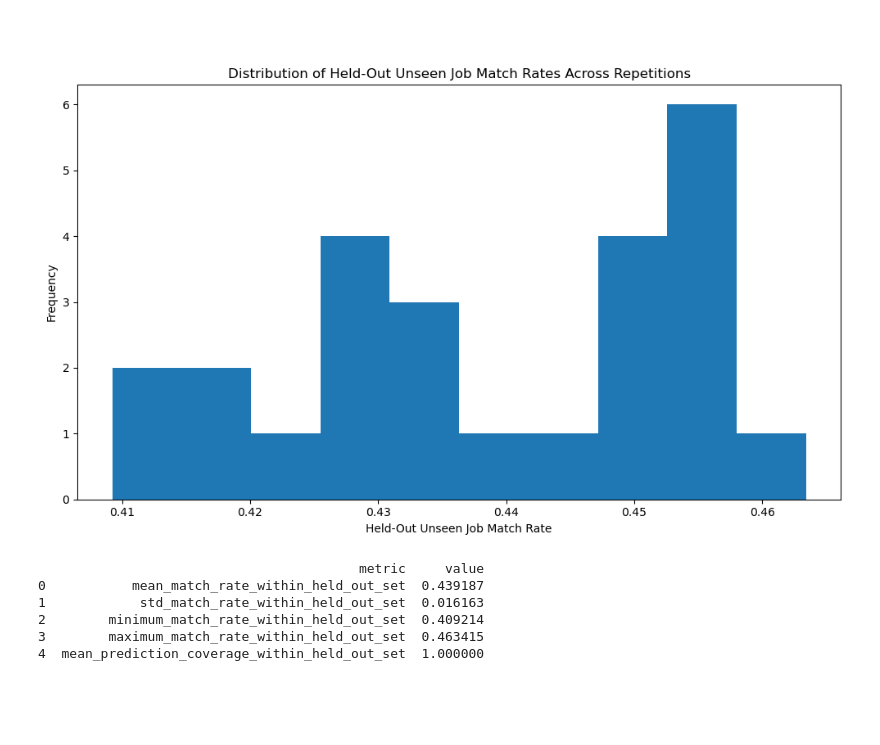
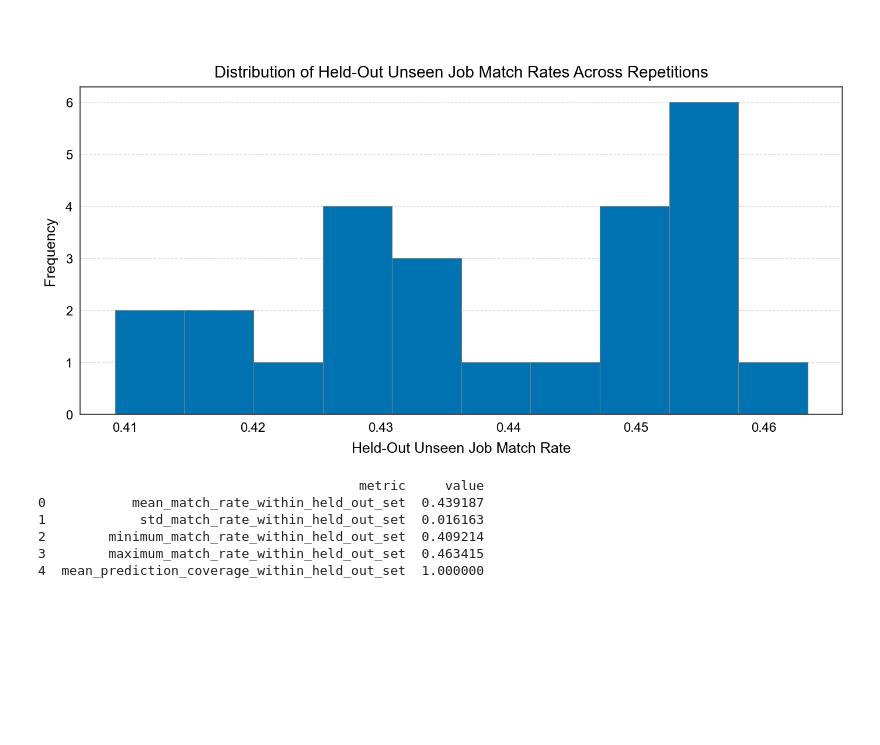
Before and after one commit to LaurenceNickel/STEM_Curriculum_Diversification, a Jupyter notebook: Clustering_Study_Programmes.ipynb, the cells around one changed output. Drawn from its saved outputs; the diff is of its cells as text; code cells hidden in the pictures; blank space fills up the shorter version.

```diff
--- a/Clustering_Study_Programmes.ipynb
+++ b/Clustering_Study_Programmes.ipynb
@@ -4333,48 +5002,98 @@ print(repeated_unseen_job_results_df)
 <br></br>
 # %%
 # Creating a new figure to visualize the distribution of the held-out unseen job match rates.
-plt.figure(figsize=(10, 6))
+fig, ax = plt.subplots(figsize=(14, 7), facecolor="white")
+
+# Setting the axis background to white.
+ax.set_facecolor("white")
 
 # Creating the histogram of the held-out unseen job match rates across repetitions.
-plt.hist(repeated_unseen_job_results_df["match_rate_within_held_out_set"], bins=10)
+ax.hist(
+    repeated_unseen_job_results_df["match_rate_within_held_out_set"],
+    bins=10,
+    edgecolor="gray",
+    linewidth=0.8,
+    color=COLORBLIND_CATEGORICAL_PALETTE[0]
+)
 
-# Adding the title and axis labels to the plot.
-plt.title("Distribution of Held-Out Unseen Job Match Rates Across Repetitions")
-plt.xlabel("Held-Out Unseen Job Match Rate")
-plt.ylabel("Frequency")
+# Setting the title of the plot.
+ax.set_title(
+    "Distribution of Held-Out Unseen Job Match Rates Across Repetitions",
+    fontsize=20,
+    pad=12
+)
+
+# Setting the x-axis label.
+ax.set_xlabel(
+    "Held-Out Unseen Job Match Rate",
+    fontsize=18,
+    labelpad=10
+)
+
+# Setting the y-axis label.
+ax.set_ylabel(
+    "Frequency",
+    fontsize=18,
+    labelpad=10
+)
+
+# Increasing the size of the x-axis and y-axis tick labels.
+ax.tick_params(axis="x", labelsize=16)
+ax.tick_params(axis="y", labelsize=16)
+
+# Adding a horizontal grid for readability.
+ax.grid(
+    axis="y",
+    linestyle="--",
+    alpha=0.6
+)
+
+# Ensuring that the grid is drawn behind the histogram bars.
+ax.set_axisbelow(True)
+
+# Tightening the layout to avoid clipping.
 plt.tight_layout()
 
 # Saving the plot to the existing output directory.
 full_path = "Analyzing_Predicted_Job_Classifications/distribution_match_rates_unseen_held_out_jobs.png"
 os.makedirs(os.path.dirname(full_path), exist_ok=True)
-plt.savefig(full_path, bbox_inches="tight", dpi=300)
 
+# Saving the figure.
+save_manuscript_figure(
+    full_path,
+    bbox_inches="tight",
+    dpi=300,
+    facecolor="white"
+)
+
+# Showing the figure.
 plt.show()
-plt.close()
 
+# Closing the figure to avoid memory buildup.
+plt.close(fig)
 
 # Summarizing the repeated held-out unseen job evaluation results.
 repeated_unseen_job_results_summary = pd.DataFrame({
     "metric": [
         "mean_match_rate_within_held_out_set",
         "std_match_rate_within_held_out_set",
         "minimum_match_rate_within_held_out_set",
         "maximum_match_rate_within_held_out_set",
         "mean_prediction_coverage_within_held_out_set"
     ],
     "value": [
         repeated_unseen_job_results_df["match_rate_within_held_out_set"].mean(),
         repeated_unseen_job_results_df["match_rate_within_held_out_set"].std(),
         repeated_unseen_job_results_df["match_rate_within_held_out_set"].min(),
         repeated_unseen_job_results_df["match_rate_within_held_out_set"].max(),
         repeated_unseen_job_results_df["prediction_coverage_within_held_out_set"].mean()
     ]
 })
 
 # Displaying the summary of the repeated held-out unseen job evaluation results.
 print(repeated_unseen_job_results_summary)
 # %% [output]
-[figure, old version]
+[figure, new version]
                                          metric     value
 0           mean_match_rate_within_held_out_set  0.439187
 1            std_match_rate_within_held_out_set  0.016163
```
Also changed, not shown: parts of 35 cells of this notebook, 2 other files.
